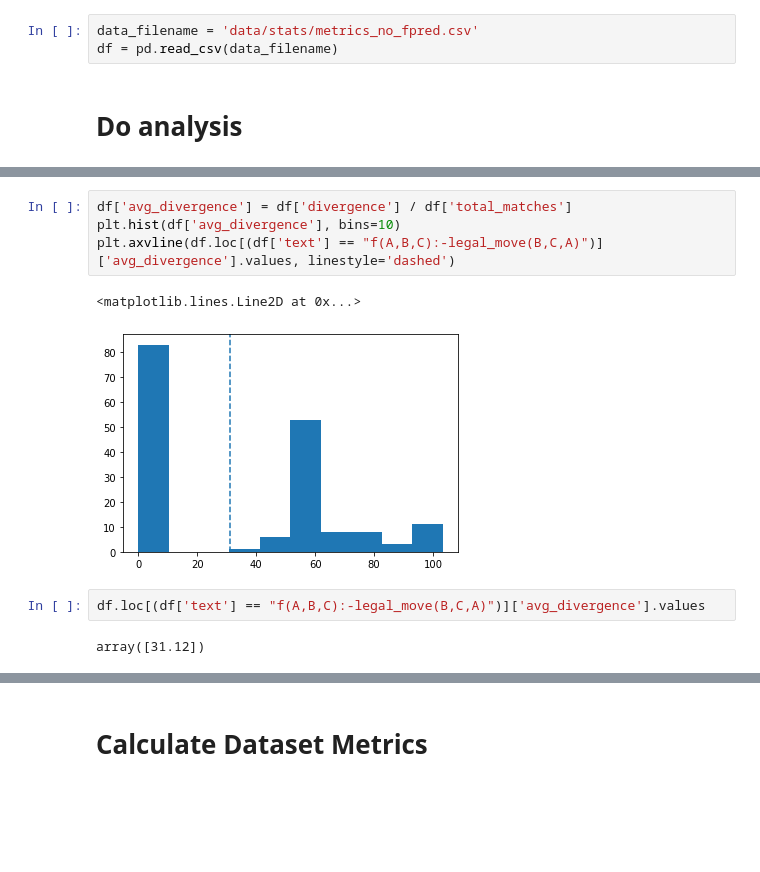
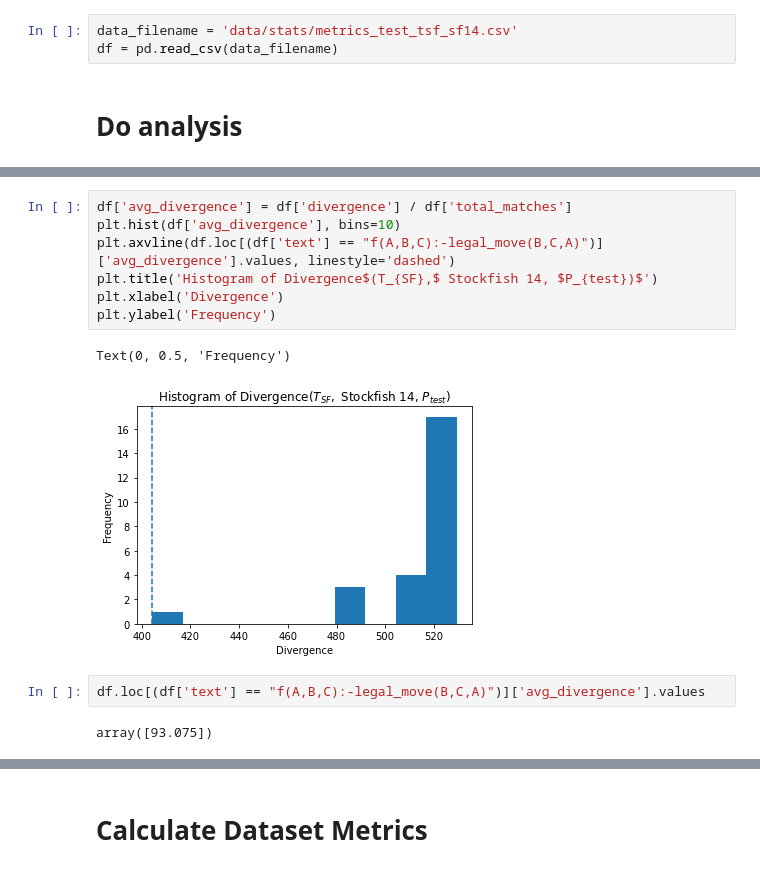
Before and after one commit to AbhijeetKrishnan/Popper, a Jupyter notebook: tactics/analysis.ipynb, the cells around one changed output, grey strips where cells are left out. Cells and saved outputs as stored; diff of their text form; blank space fills up the shorter version.

```diff
--- a/tactics/analysis.ipynb
+++ b/tactics/analysis.ipynb
@@ -6,7 +6,7 @@ import matplotlib.pyplot as plt
 # %% [markdown]
 # Load data
 # %%
-data_filename = 'data/stats/metrics_no_fpred.csv'
+data_filename = 'data/stats/metrics_test_tsf_sf14.csv'
 df = pd.read_csv(data_filename)
 # %% [markdown]
 # Do analysis
@@ -25,11 +45,14 @@ df.describe()
 # %%
 df['avg_divergence'] = df['divergence'] / df['total_matches']
 plt.hist(df['avg_divergence'], bins=10)
 plt.axvline(df.loc[(df['text'] == "f(A,B,C):-legal_move(B,C,A)")]['avg_divergence'].values, linestyle='dashed')
+plt.title('Histogram of Divergence$(T_{SF},$ Stockfish 14, $P_{test})$')
+plt.xlabel('Divergence')
+plt.ylabel('Frequency')
 # %% [output]
-<matplotlib.lines.Line2D at 0x...>
+Text(0, 0.5, 'Frequency')
-[figure, old version]
+[figure, new version]
 # %%
 df.loc[(df['text'] == "f(A,B,C):-legal_move(B,C,A)")]['avg_divergence'].values
 # %% [output]
-array([31.12])
+array([93.075])
```
Also changed, not shown: parts of 14 cells of this notebook, 6 other files.
